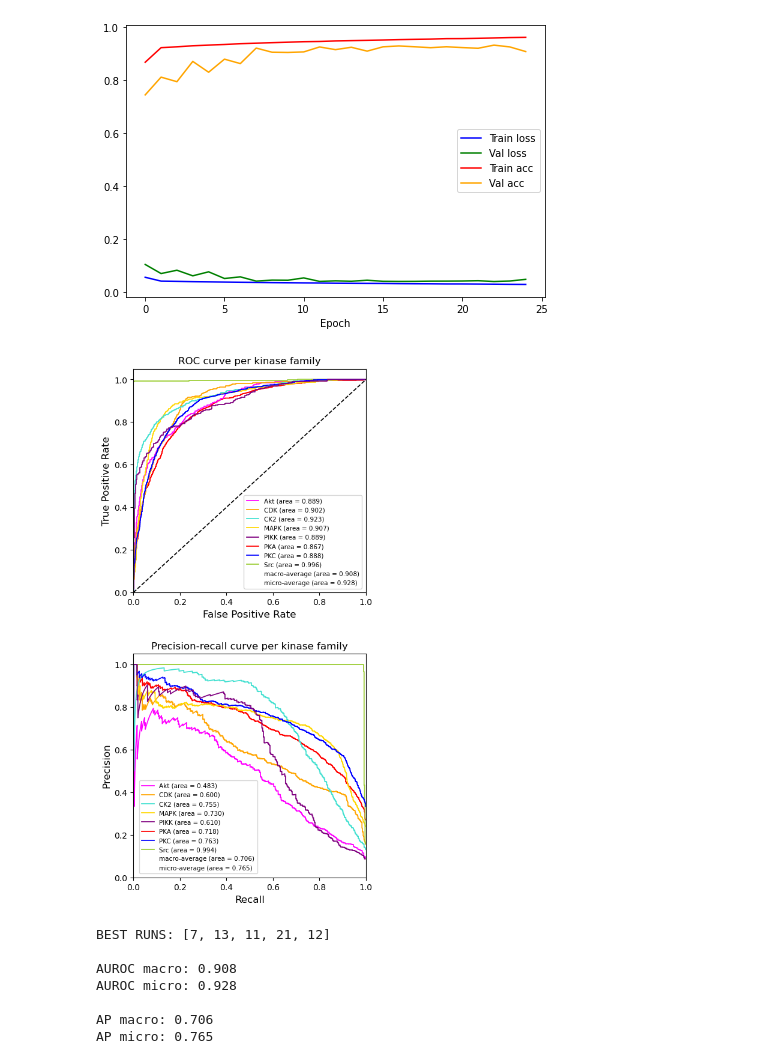
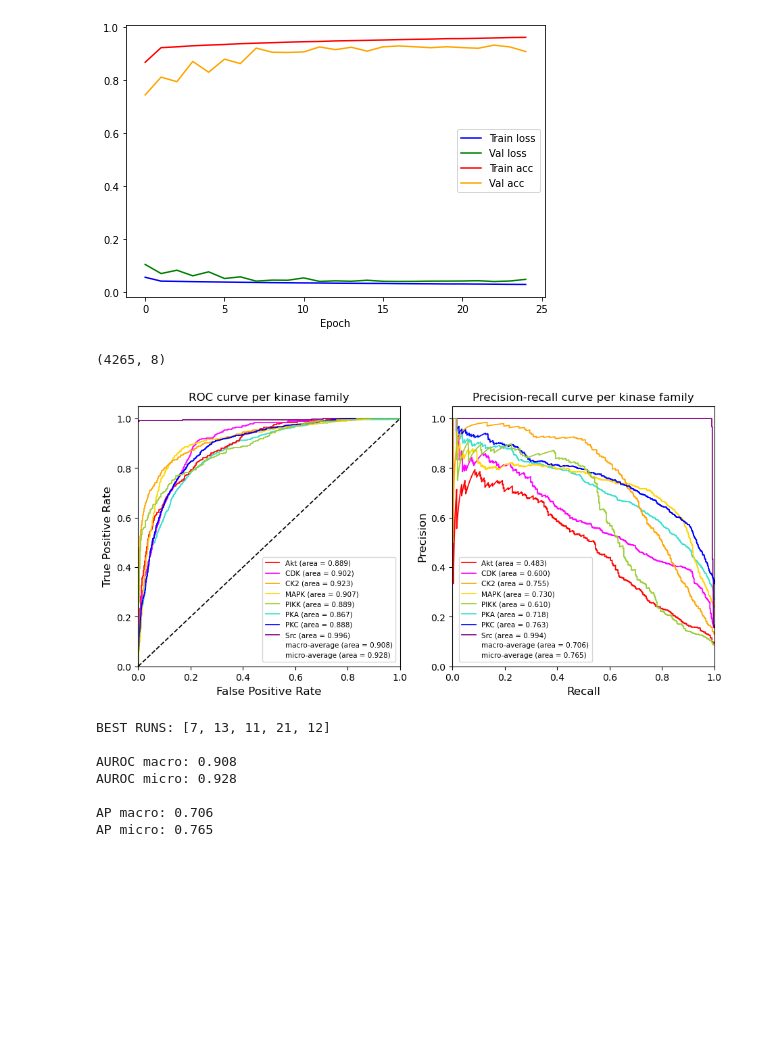
Before and after one commit to katfish666/EMBER_revised, a Jupyter notebook: 05-multiclassifier.ipynb, the cells around one changed output. Cells and saved outputs as stored; diff of their text form; code cells hidden in the pictures; blank space fills up the shorter version.

Commit message:
Updates. including one to competitor eval notebook

```diff
--- a/05-multiclassifier.ipynb
+++ b/05-multiclassifier.ipynb
@@ -587,21 +581,10 @@ def eval_model(model, thresh=0.5):
 
 # y_score = np.asarray(all_y_scores)
 # y_test = np.asarray(all_y_test)
-# %%
-all_y_scores = []
-all_y_test = []
-for model_weights in all_models:
-
-    model = Model()
-    model = model.to(device)
-    model.load_state_dict(model_weights)
-
-    y_test, y_score = eval_model(model)
-    all_y_scores.extend(y_score)
-    all_y_test.extend(y_test)
-
-y_score = np.asarray(all_y_scores)
-y_test = np.asarray(all_y_test)
+# %%
+y_score.shape
+# %% [output]
+(4265, 8)
 # %%
 ## ROC
 
@@ -660,19 +642,31 @@ average_precision["macro"] = average_precision_score(y_test, y_score, average="m
 # import warnings
 # warnings.filterwarnings('ignore')
 # from classifierNet import Model
+# %%
+fam_to_col = {'AKT': 'red',
+ 'CDK': 'magenta',
+ 'CK2': 'orange',
+ 'MAPK': 'gold',
+ 'PIKK': 'yellowgreen',
+ 'PKA': 'turquoise',
+ 'PKC': 'blue',
+ 'SRC': 'purple'}
+
+colors = cycle(['red','magenta','orange', 'gold','yellowgreen','turquoise', 'blue', 'purple'])
 # %%
 from itertools import cycle
 import matplotlib.pyplot as plt
 
 plt.style.use('default')
-fig, (ax1, ax2) = plt.subplots(2,figsize=(5,11))
+# fig, (ax1, ax2) = plt.subplots(2,figsize=(5,11))
+fig, (ax1, ax2) = plt.subplots(1,2,figsize=(11,5))
+
 lw = 1.25
 
 ############################################################
 ###################  AUROC #################################
 ############################################################
 
-colors = cycle(['red','magenta','orange', 'gold','yellowgreen','turquoise', 'blue', 'purple'])
 lines = []
 labels = []
 
@@ -683,13 +677,13 @@ l, = ax1.plot(0,0,color='white')
 lines.append(l)
 labels.append('macro-average (area = {0:0.3f})'.format(roc_auc["macro"]))
 
-for i, color in zip( range( len(fams) ), colors):
+for i,fam in enumerate(fams):
     fclass = fams[i]
     if fclass=='AKT':
         fclass = 'Akt'
     if fclass=='SRC':
         fclass = 'Src'
-    l, = ax1.plot(fpr[i], tpr[i], color=color, lw=lw,
+    l, = ax1.plot(fpr[i], tpr[i], color=fam_to_col[fam], lw=lw,
              label='{0} (area = {1:0.3f})'.format(fclass, roc_auc[i]))
     labels.append('{0} (area = {1:0.3f})'.format(fclass, roc_auc[i]))
     lines.append(l)
@@ -715,37 +709,37 @@ lines = []
 labels = []
 
 l, = ax2.plot(0,0,color='white')
 lines.append(l)
 labels.append('micro-average (area = {0:0.3f})'.format(average_precision["micro"]))
 l, = ax2.plot(0,0,color='white')
 lines.append(l)
 labels.append('macro-average (area = {0:0.3f})'.format(average_precision["macro"]))
 
-for i, color in zip(range( len(fams) ), colors):
-    l, = ax2.plot(recall[i], precision[i], color=color, lw=lw)
+for i,fam in enumerate(fams):
+    l, = ax2.plot(recall[i], precision[i], color=fam_to_col[fam], lw=lw)
     lines.append(l)
     fclass = fams[i]
     if fclass=='AKT':
         fclass = 'Akt'
     if fclass=='SRC':
         fclass = 'Src'
     labels.append('{0} (area = {1:0.3f})'.format(fclass, average_precision[i]))
 
 ax2.set_xlim([0.0, 1.0])
 ax2.set_ylim([0.0, 1.05])
 ax2.tick_params(axis="x", labelsize=10)
 ax2.tick_params(axis="y", labelsize=10)
 ax2.set_xlabel('Recall',fontsize=12)
 ax2.set_ylabel('Precision',fontsize=12)
 ax2.set_title('Precision-recall curve per kinase family',fontsize=12)
 
 labels, lines = zip(*sorted(zip(labels, lines), key=lambda t: t[0], reverse=False))
 ax2.legend(lines, labels, loc=(0.025, .0175), fontsize=7.5) # (1.05, .0)
 
-plt.savefig("FIGS_multiclass/%s_roc-prc" % run, bbox_inches='tight')
+plt.savefig("FIGS_multiclass/%s_roc-prc_FINAL_v" % run, bbox_inches='tight')
 plt.show()
 # %% [output]
-[figure, old version]
+[figure, new version]
 # %%
 print("BEST RUNS:",all_best_runs,"\n")
 
```
Also changed, not shown: parts of 10 cells of this notebook, 2 other files.
